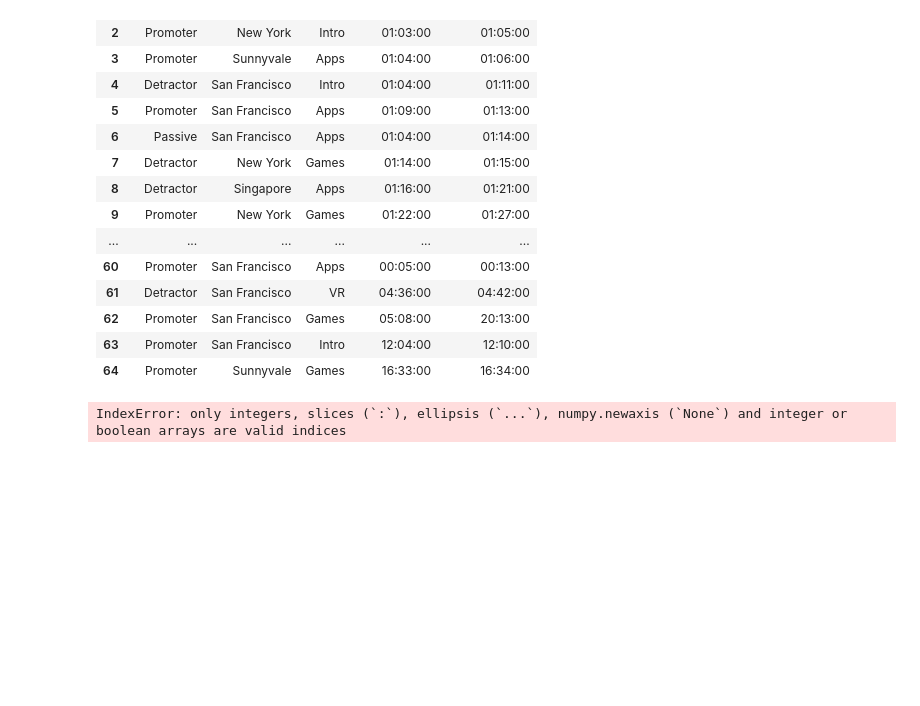
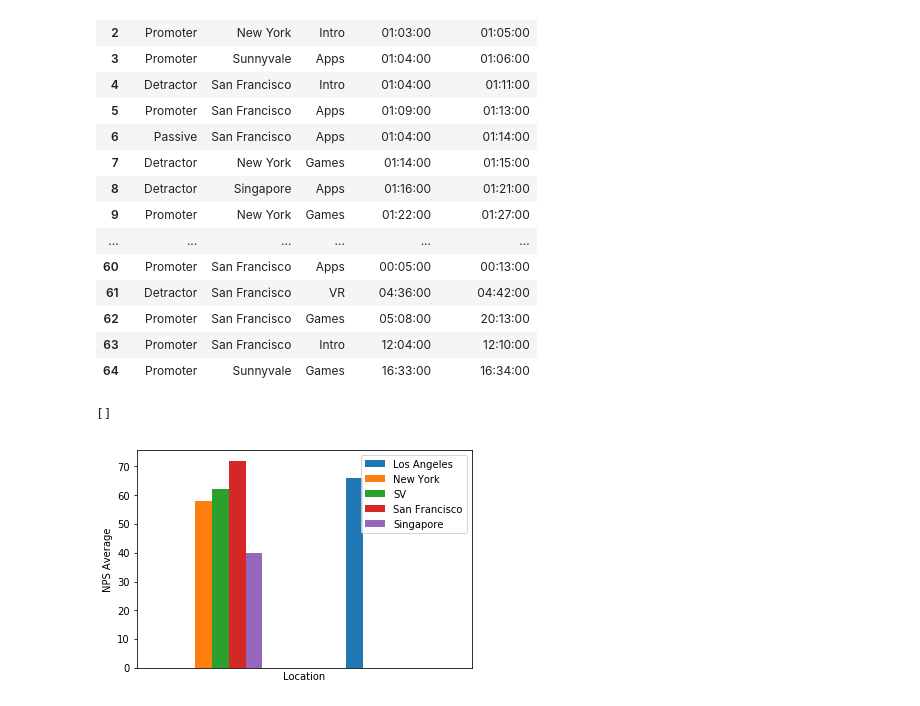
Before and after one commit to Meeshbhoombah/summerize, a Jupyter notebook: week_8_analysis.ipynb, the cells around one changed output. Saved outputs shown, nothing was run; the diff lists cells and outputs as text; code cells hidden in the pictures; blank space fills up the shorter version.

Commit message:
Added graphs for ave NPS by location and track

```diff
--- a/week_8_analysis.ipynb
+++ b/week_8_analysis.ipynb
@@ -119,12 +103,21 @@ prom_score_vr = vr_track_df/vr_count #66%
 # time_end = week_8_df['Survey Submit']
 # time_elapsed = time_start - time_end
 # week_8_df['Time Elapsed'] = (week_8_df['Survey Start'] - week_8_df['Survey Submit']).dt.time
-# week_8_df['Time Elapsed'] = (week_8_df['Survey Start'] - week_8_df['Survey Submit'].shift()).fillna(0)
+# # week_8_df['Time Elapsed'] = (week_8_df['Survey Start'] - week_8_df['Survey Submit'].shift()).fillna(0)
 
 
-startTime = week_8_df.index['0']
-elapsedS = week_8_df.index - startTime
-elapsedS
-#f_test['Difference'] = df_test['first_date'] - df_test['second_date']
+# startTime = week_8_df.index['0']
+# elapsedS = week_8_df.index - startTime
+# elapsedS
+# #f_test['Difference'] = df_test['first_date'] - df_test['second_date']
-# %% [output]
-IndexError: only integers, slices (`:`), ellipsis (`...`), numpy.newaxis (`None`) and integer or boolean arrays are valid indices
+# %%
+nps_location_ave = [{'San Francisco': 72, 'SV': 62, 'Singapore': 40, 'New York': 58}, {'Los Angeles': 66 }]
+loc_df = pd.DataFrame(nps_location_ave)
+
+ax = loc_df.plot(kind='bar')
+ax.set_xlabel('Location')
+ax.set_ylabel('NPS Average')
+ax.set_xticks([])
+# %% [output]
+[]
+[figure, added]
```
Also changed, not shown: parts of 2 cells of this notebook.
